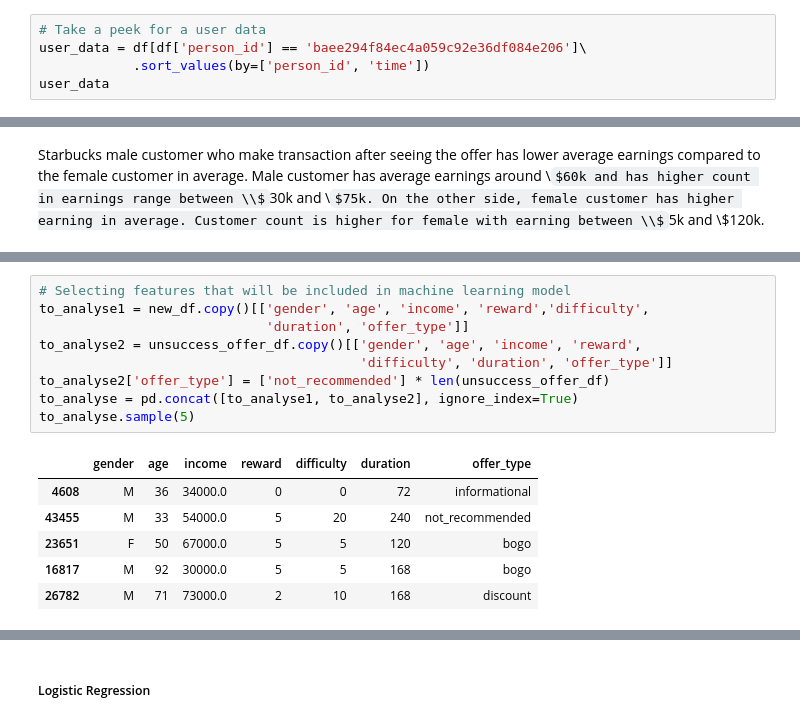
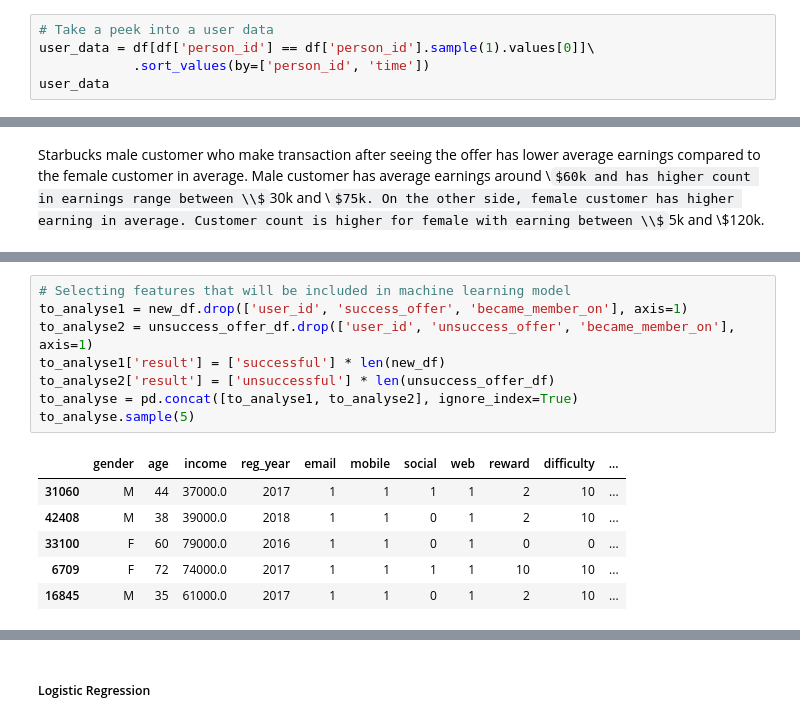
Before and after one commit to satriowputra/Starbucks-Offer-Analysis-and-Prediction, a Jupyter notebook: Starbucks_Capstone_notebook.ipynb, the cells around one changed output, grey strips where cells are left out. Cells and saved outputs as stored; diff of their text form; some formulas as TeX source.

```diff
--- a/Starbucks_Capstone_notebook.ipynb
+++ b/Starbucks_Capstone_notebook.ipynb
@@ -559,6 +558,6 @@ df.sample(5).sort_values(by=['person_id', 'time'])
 # %%
-# Take a peek for a user data
-user_data = df[df['person_id'] == 'baee294f84ec4a059c92e36df084e206']\
+# Take a peek into a user data
+user_data = df[df['person_id'] == df['person_id'].sample(1).values[0]]\
             .sort_values(by=['person_id', 'time'])
 user_data
 # %% [output]
@@ -858,17 +872,16 @@ new_df.head()
 | 9240 | 0011e0d4e6b944f998e987f904e8c1e5 | O | 40 | 2018-01-09 | 57000.0 | 2018 | bogo3 | 1 | 1 | ... |
 # %%
 # Selecting features that will be included in machine learning model
-to_analyse1 = new_df.copy()[['gender', 'age', 'income', 'reward','difficulty',
-                             'duration', 'offer_type']]
-to_analyse2 = unsuccess_offer_df.copy()[['gender', 'age', 'income', 'reward',
-                                         'difficulty', 'duration', 'offer_type']]
-to_analyse2['offer_type'] = ['not_recommended'] * len(unsuccess_offer_df)
+to_analyse1 = new_df.drop(['user_id', 'success_offer', 'became_member_on'], axis=1)
+to_analyse2 = unsuccess_offer_df.drop(['user_id', 'unsuccess_offer', 'became_member_on'], axis=1)
+to_analyse1['result'] = ['successful'] * len(new_df)
+to_analyse2['result'] = ['unsuccessful'] * len(unsuccess_offer_df)
 to_analyse = pd.concat([to_analyse1, to_analyse2], ignore_index=True)
 to_analyse.sample(5)
 # %% [output]
-|  | gender | age | income | reward | difficulty | duration | offer_type |
-| 4608 | M | 36 | 34000.0 | 0 | 0 | 72 | informational |
-| 43455 | M | 33 | 54000.0 | 5 | 20 | 240 | not_recommended |
-| 23651 | F | 50 | 67000.0 | 5 | 5 | 120 | bogo |
-| 16817 | M | 92 | 30000.0 | 5 | 5 | 168 | bogo |
-| 26782 | M | 71 | 73000.0 | 2 | 10 | 168 | discount |
+|  | gender | age | income | reg_year | email | mobile | social | web | reward | difficulty | ... |
+| 31060 | M | 44 | 37000.0 | 2017 | 1 | 1 | 1 | 1 | 2 | 10 | ... |
+| 42408 | M | 38 | 39000.0 | 2018 | 1 | 1 | 0 | 1 | 2 | 10 | ... |
+| 33100 | F | 60 | 79000.0 | 2016 | 1 | 1 | 0 | 1 | 0 | 0 | ... |
+| 6709 | F | 72 | 74000.0 | 2017 | 1 | 1 | 1 | 1 | 10 | 10 | ... |
+| 16845 | M | 35 | 61000.0 | 2017 | 1 | 1 | 0 | 1 | 2 | 10 | ... |
```
Also changed, not shown: parts of 51 cells of this notebook, 1 other file.
